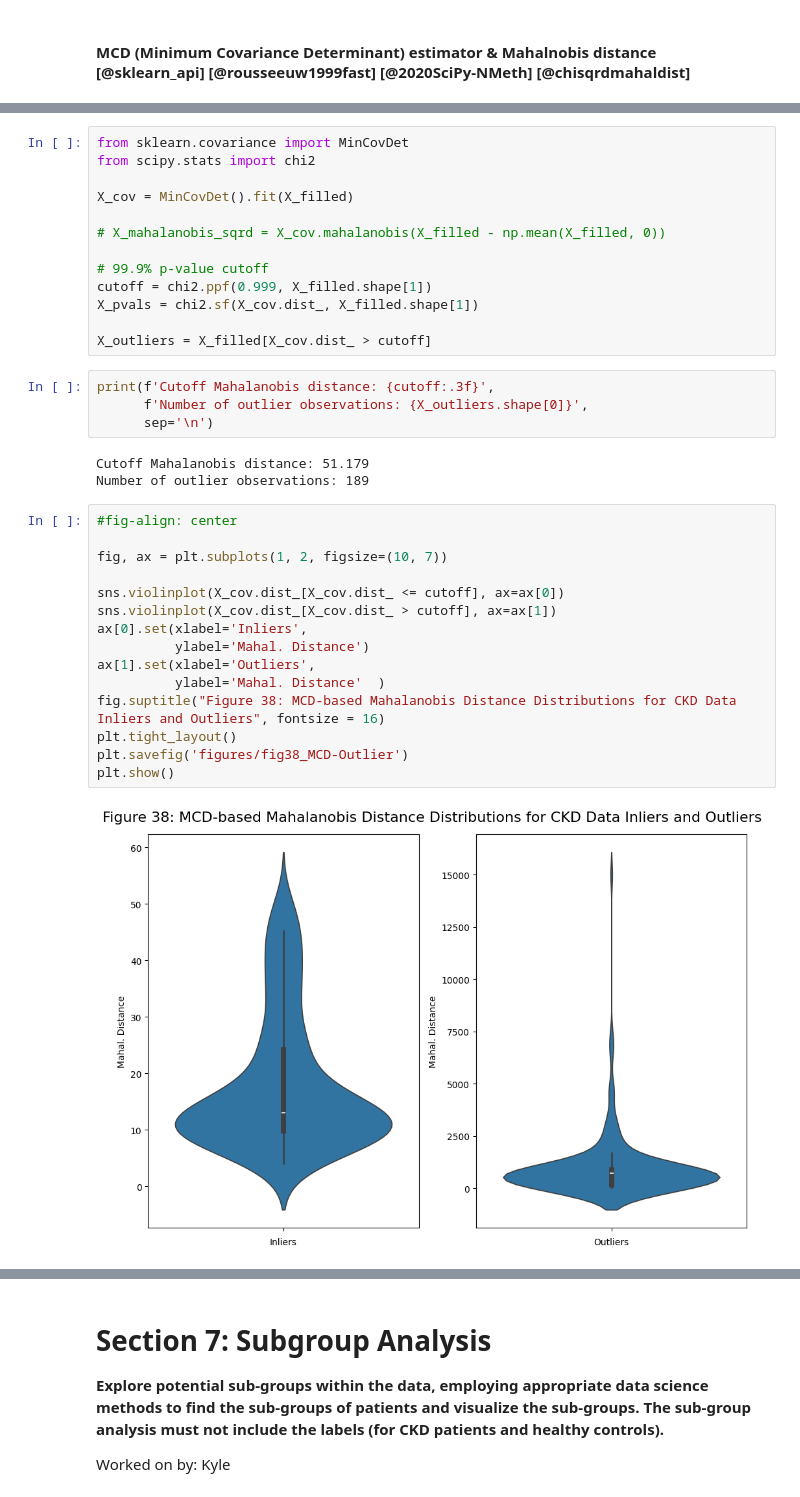
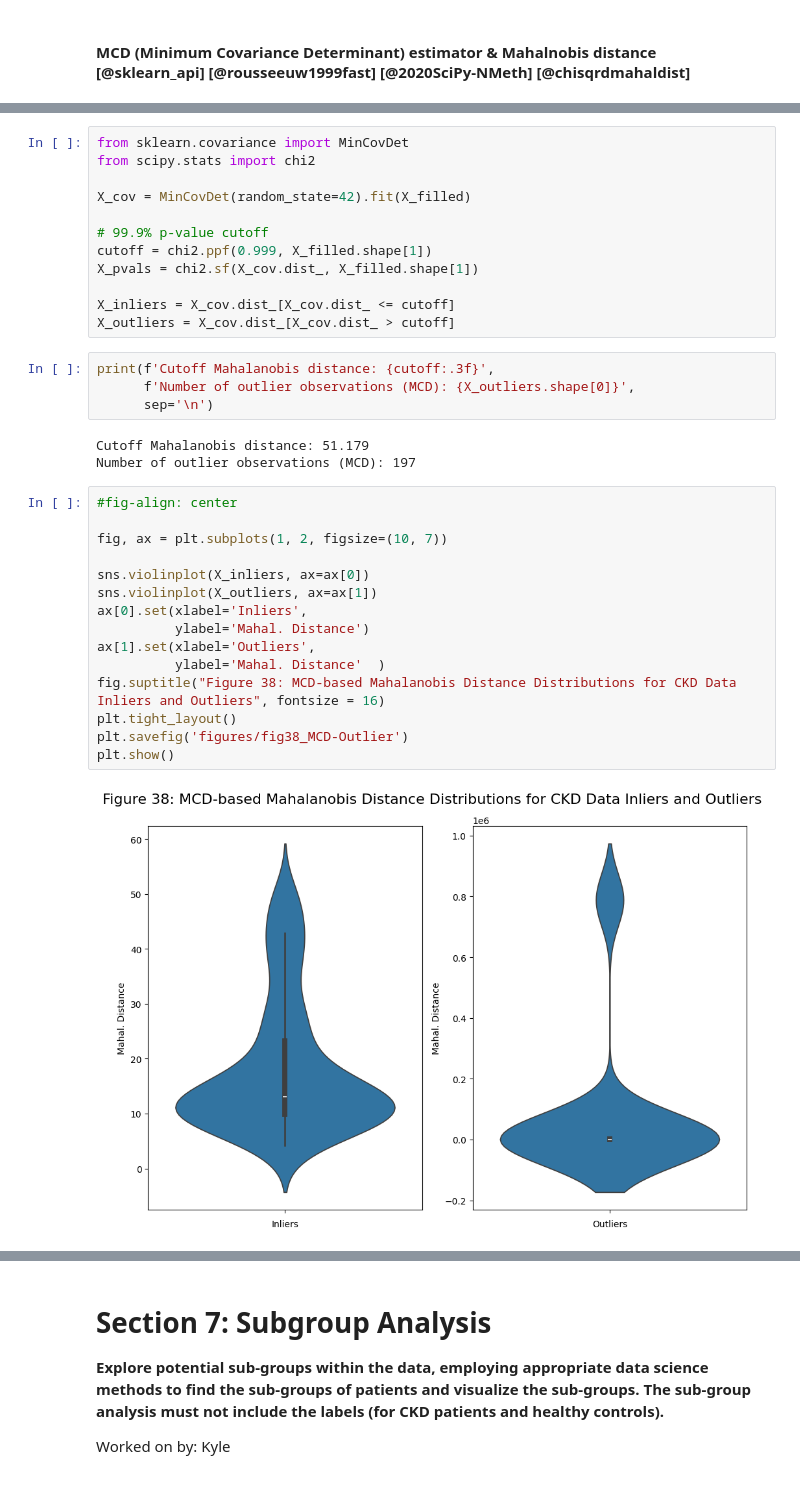
Before and after one commit to kyleosung/Stats_3DA3_A6, a Jupyter notebook: assignment6.ipynb, the cells around one changed output, grey strips where cells are left out. Drawn from its saved outputs; the diff is of its cells as text.

```diff
--- a/assignment6.ipynb
+++ b/assignment6.ipynb
@@ -646,37 +638,36 @@ Relevant resources:
 from sklearn.covariance import MinCovDet
 from scipy.stats import chi2
 
-X_cov = MinCovDet().fit(X_filled)
-
-# X_mahalanobis_sqrd = X_cov.mahalanobis(X_filled - np.mean(X_filled, 0))
+X_cov = MinCovDet(random_state=42).fit(X_filled)
 
 # 99.9% p-value cutoff
 cutoff = chi2.ppf(0.999, X_filled.shape[1])
 X_pvals = chi2.sf(X_cov.dist_, X_filled.shape[1])
 
-X_outliers = X_filled[X_cov.dist_ > cutoff]
+X_inliers = X_cov.dist_[X_cov.dist_ <= cutoff]
+X_outliers = X_cov.dist_[X_cov.dist_ > cutoff]
 # %%
 print(f'Cutoff Mahalanobis distance: {cutoff:.3f}',
-      f'Number of outlier observations: {X_outliers.shape[0]}',
+      f'Number of outlier observations (MCD): {X_outliers.shape[0]}',
       sep='\n')
 # %% [output]
 Cutoff Mahalanobis distance: 51.179
-Number of outlier observations: 189
+Number of outlier observations (MCD): 197
 # %%
 #fig-align: center
 
 fig, ax = plt.subplots(1, 2, figsize=(10, 7))
 
-sns.violinplot(X_cov.dist_[X_cov.dist_ <= cutoff], ax=ax[0])
-sns.violinplot(X_cov.dist_[X_cov.dist_ > cutoff], ax=ax[1])
+sns.violinplot(X_inliers, ax=ax[0])
+sns.violinplot(X_outliers, ax=ax[1])
 ax[0].set(xlabel='Inliers',
           ylabel='Mahal. Distance')
 ax[1].set(xlabel='Outliers',
           ylabel='Mahal. Distance'  )
 fig.suptitle("Figure 38: MCD-based Mahalanobis Distance Distributions for CKD Data Inliers and Outliers", fontsize = 16)
 plt.tight_layout()
 plt.savefig('figures/fig38_MCD-Outlier')
 plt.show()
 # %% [output]
-[figure, old version]
+[figure, new version]
 # %% [markdown]
```
Also changed, not shown: parts of 23 cells of this notebook, 1 other file.
